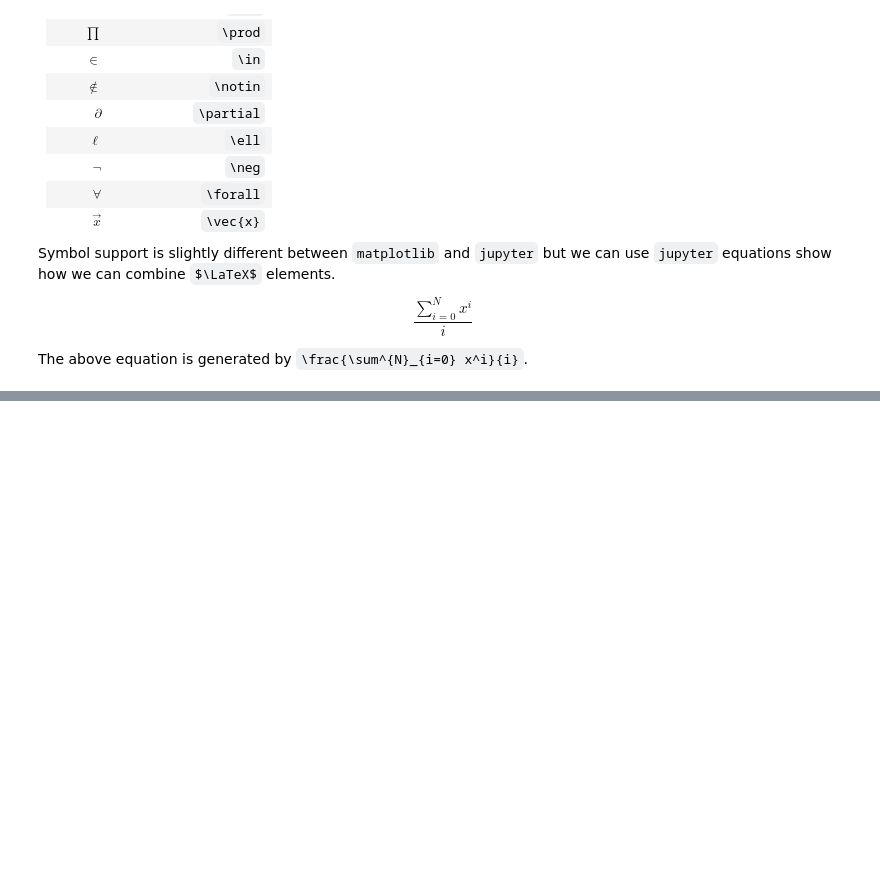
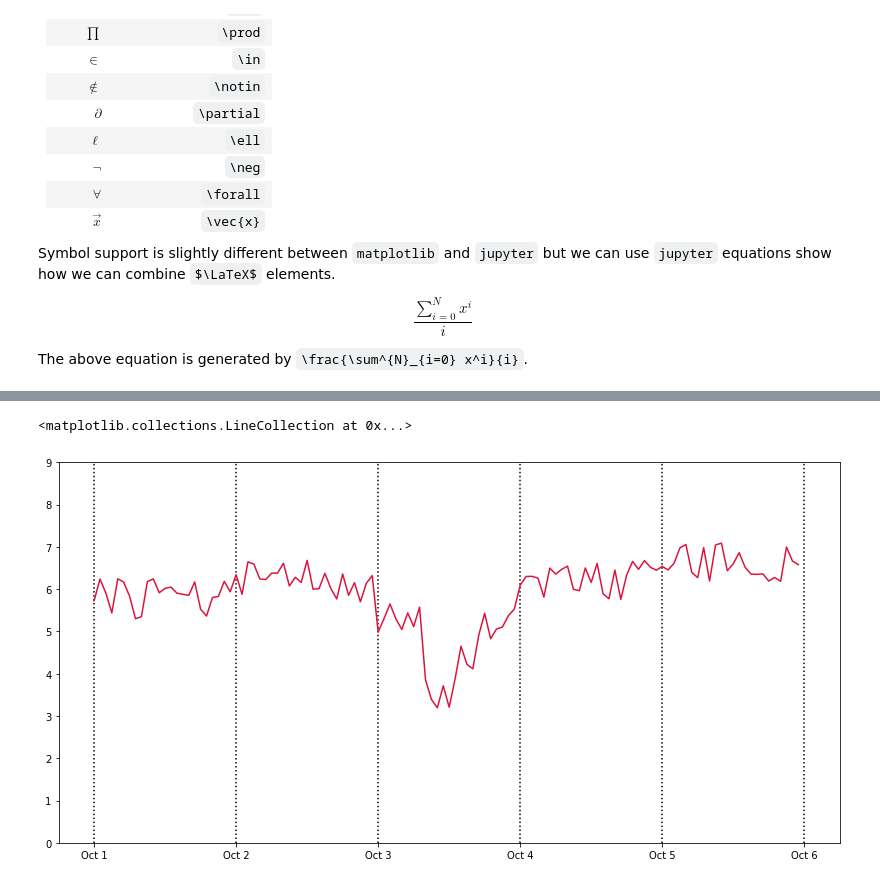
Before and after one commit to grochmal/daml, a Jupyter notebook: nb/plt-reference.ipynb, the cells around one changed output, grey strips where cells are left out. Cells and saved outputs as stored; diff of their text form; code cells hidden in the pictures; some formulas as TeX source; blank space fills up the shorter version.

```diff
--- a/nb/plt-reference.ipynb
+++ b/nb/plt-reference.ipynb
@@ -293,0 +368,11 @@ several options, and search the documentation for customization possibilities.
+# %%
+fig, ax = plt.subplots(figsize=(14, 7))
+ax.plot(ftse100, color='crimson')
+ax.set_ylim(0., 9.)
+ticks = [0, 24, 48, 72, 96, 120]
+ax.set_xticks(ticks)
+ax.set_xticklabels(['Oct 1', 'Oct 2', 'Oct 3', 'Oct 4', 'Oct 5', 'Oct 6'])
+ax.vlines(ticks, 0., 9., linestyles='dotted')
+# %% [output]
+<matplotlib.collections.LineCollection at 0x...>
+[figure, added]
```
Also changed, not shown: parts of 20 cells of this notebook, 19 other files.
